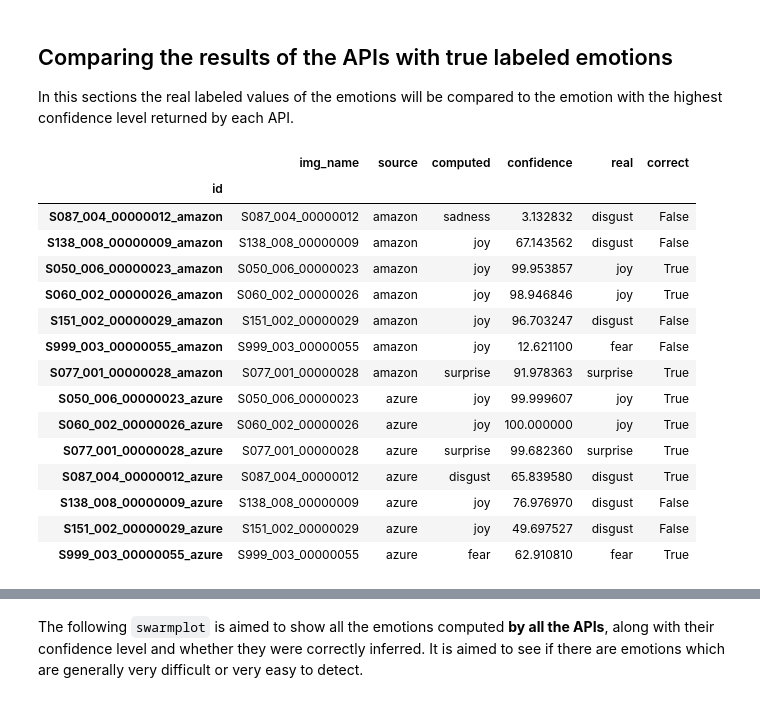
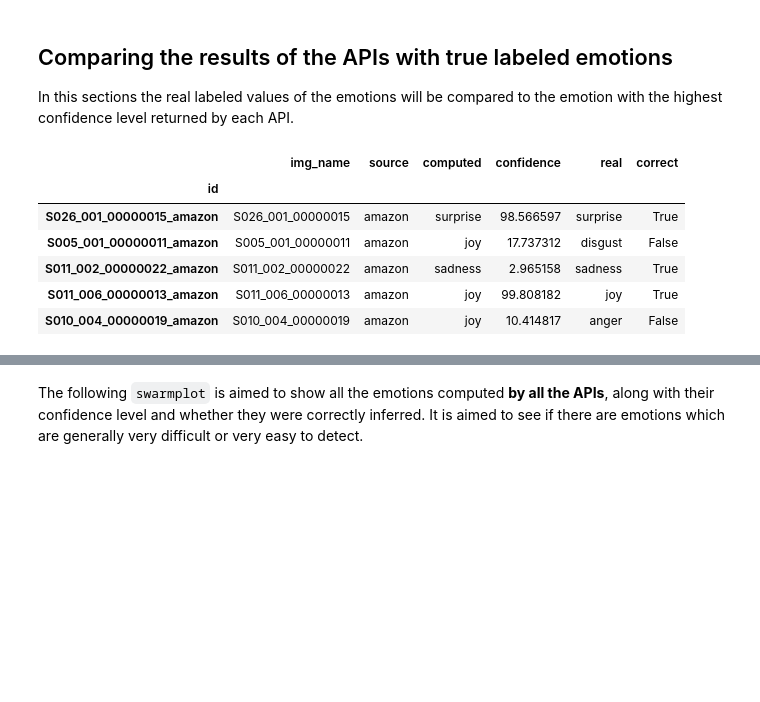
Before and after one commit to tonca/emotion_recognition, a Jupyter notebook: notebooks/API_testing.ipynb, the cells around one changed output, grey strips where cells are left out. Drawn from its saved outputs; the diff is of its cells as text; code cells hidden in the pictures; blank space fills up the shorter version.

```diff
--- a/notebooks/API_testing.ipynb
+++ b/notebooks/API_testing.ipynb
@@ -121,3 +129,8 @@ label_df.head()
 | S029_001_00000001 | 0 |
 | S138_001_00000001 | 0 |
 | S064_001_00000001 | 0 |
+# %%
+# some images of the ck+ dataset don't have labels but have anyway been sent to the APIs
+# so their result must be removed from the dataset
+df = df.loc[df.img_name.isin(label_df.index)]
+print('The analysis will be done on {} images'.format(df.img_name.unique().shape[0]))
@@ -151,8 +166,8 @@ label_df.head()
 # %% [markdown]
 ## Analyzing the output of single images
 # %%
-# let's pick 3 images at random and check the results
-nr_rand_img = 3
+# let's pick 5 images at random and check the results
+nr_rand_img = 5
 
 unique_img = df.img_name.unique()
 rand_img = unique_img[np.random.randint(len(unique_img), size=nr_rand_img)]
@@ -173,7 +188,11 @@ def normalize(x):
     return x/x.sum()
 
 # normalize each row so that it sums up to 1
+rand_df_col = rand_df.iloc[:, :2]
 rand_df_norm = rand_df.iloc[:, 2:].apply(normalize, axis=1)
+rand_df_norm = rand_df_norm.join(rand_df_col)
+rand_df_norm.fillna(0, inplace=True)
+rand_df_norm = rand_df_norm.sort_values('source')
 
 # create the charts for each image
 for i in range(nr_rand_img):
@@ -204,11 +223,11 @@ for i in range(nr_rand_img):
     sum = [0]*current_img_norm_df.shape[0]
     x = []
     # for each emotion, create the bar which will then be stacked
-    for j, e in enumerate(current_img_norm_df.columns):
+    for j, e in enumerate(current_img_norm_df.iloc[:, :7].columns):
         emotion = ax2.bar(current_img_norm_df.index, current_img_norm_df.iloc[:, j], 0.85, bottom=sum)
         x.append(emotion)
         sum += current_img_norm_df.iloc[:, j]
-    ax2.set_xticklabels(current_img_df.source.unique())
+    ax2.set_xticklabels(current_img_norm_df.source.unique())
     # show labeled emotion in chart title
     ax2.set_title('Image: {} | True emotion: {}'.format(current_img, label_df.loc[current_img].emotion))
     # add legend
@@ -236,40 +257,31 @@ In this sections the real labeled values of the emotions will be compared to the
 # %%
 # BUILD THE DATAFRAME
 # function to find the maximum confidence level value and it's associated emotion
 def find_index(x):
     m = x.max()
     i = x.tolist().index(m)
     return x.index[i], m
 
 # initialize dataframe
 compare_df = pd.DataFrame(columns=['img_name', 'source'], index=df.index)
 compare_df.img_name = df.img_name
 compare_df.source = df.source
 
 # add column relative to the emotion "computed" by the API and its confidence level
 compare_df['computed'], compare_df['confidence'] = zip(*df.iloc[:, 3:].apply(find_index, axis=1))
 
 # add the column relative to the real emotion, as found on the labeled dataset
 compare_df = compare_df.join(label_df, on='img_name')
 compare_df.rename(columns={'emotion':'real'}, inplace=True)
 
 # add the column that tracks whether computed and emotion are equal
 compare_df['correct'] = compare_df.computed == compare_df.real
-compare_df
+compare_df.head()
 # %% [output]
 |  | img_name | source | computed | confidence | real | correct |
 | id |  |  |  |  |  |  |
-| S087_004_00000012_amazon | S087_004_00000012 | amazon | sadness | 3.132832 | disgust | False |
-| S138_008_00000009_amazon | S138_008_00000009 | amazon | joy | 67.143562 | disgust | False |
-| S050_006_00000023_amazon | S050_006_00000023 | amazon | joy | 99.953857 | joy | True |
-| S060_002_00000026_amazon | S060_002_00000026 | amazon | joy | 98.946846 | joy | True |
-| S151_002_00000029_amazon | S151_002_00000029 | amazon | joy | 96.703247 | disgust | False |
-| S999_003_00000055_amazon | S999_003_00000055 | amazon | joy | 12.621100 | fear | False |
-| S077_001_00000028_amazon | S077_001_00000028 | amazon | surprise | 91.978363 | surprise | True |
-| S050_006_00000023_azure | S050_006_00000023 | azure | joy | 99.999607 | joy | True |
-| S060_002_00000026_azure | S060_002_00000026 | azure | joy | 100.000000 | joy | True |
-| S077_001_00000028_azure | S077_001_00000028 | azure | surprise | 99.682360 | surprise | True |
-| S087_004_00000012_azure | S087_004_00000012 | azure | disgust | 65.839580 | disgust | True |
-| S138_008_00000009_azure | S138_008_00000009 | azure | joy | 76.976970 | disgust | False |
-| S151_002_00000029_azure | S151_002_00000029 | azure | joy | 49.697527 | disgust | False |
-| S999_003_00000055_azure | S999_003_00000055 | azure | fear | 62.910810 | fear | True |
+| S026_001_00000015_amazon | S026_001_00000015 | amazon | surprise | 98.566597 | surprise | True |
+| S005_001_00000011_amazon | S005_001_00000011 | amazon | joy | 17.737312 | disgust | False |
+| S011_002_00000022_amazon | S011_002_00000022 | amazon | sadness | 2.965158 | sadness | True |
+| S011_006_00000013_amazon | S011_006_00000013 | amazon | joy | 99.808182 | joy | True |
+| S010_004_00000019_amazon | S010_004_00000019 | amazon | joy | 10.414817 | anger | False |
```
Also changed, not shown: parts of 19 cells of this notebook, 1 other file.
